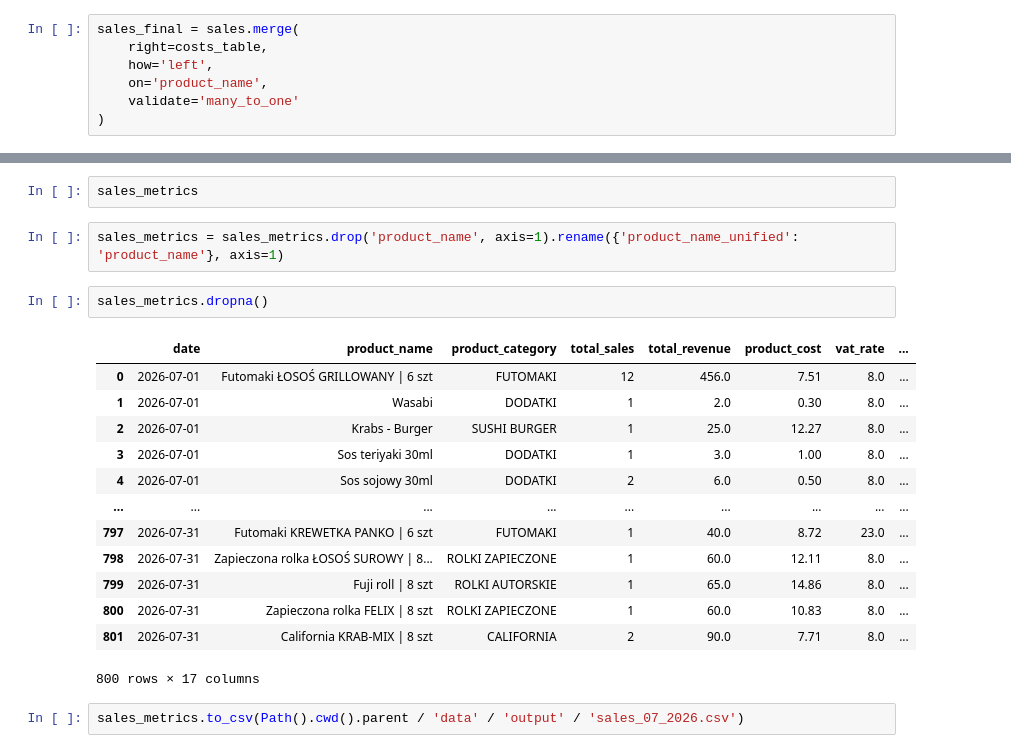
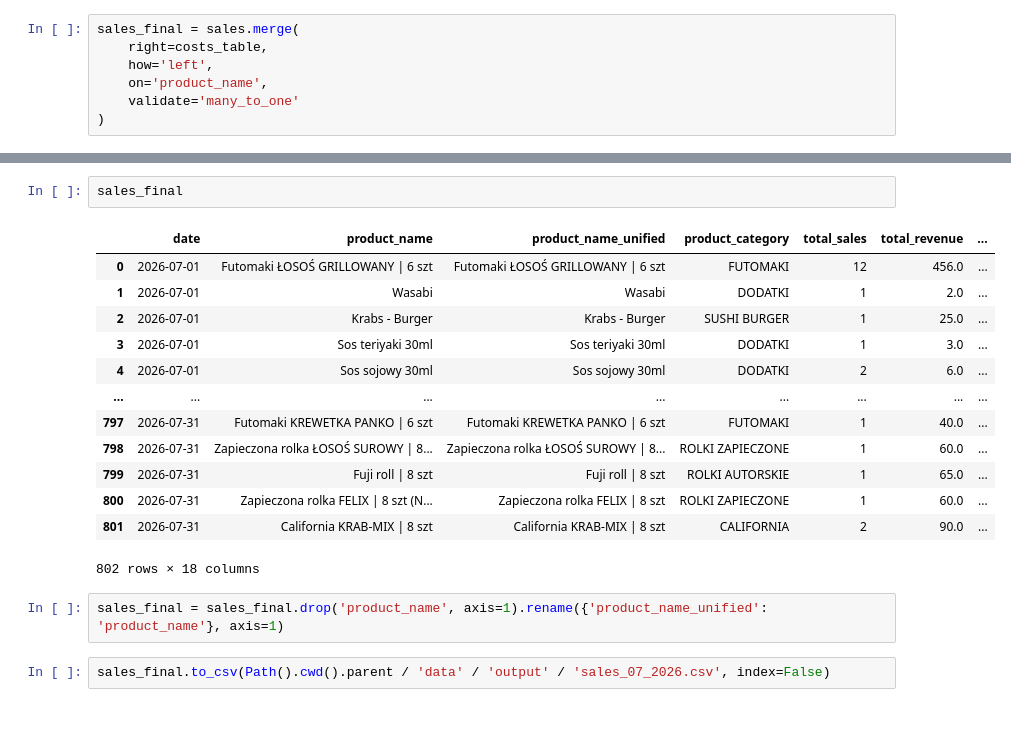
Before and after one commit to matvvey/Product-Sales-Analyzer, a Jupyter notebook: notebooks/07-2026.ipynb, the cells around one changed output, grey strips where cells are left out. Cells and saved outputs as stored; diff of their text form; blank space fills up the shorter version.

```diff
--- a/notebooks/07-2026.ipynb
+++ b/notebooks/07-2026.ipynb
@@ -157,22 +434,20 @@ sales_metrics = sales_metrics[['date', 'product_name', 'product_name_unified', '
 # %%
-sales_metrics
+sales_final
+# %% [output]
+|  | date | product_name | product_name_unified | product_category | total_sales | total_revenue | ... |
+| 0 | 2026-07-01 | Futomaki ŁOSOŚ GRILLOWANY | 6 szt | Futomaki ŁOSOŚ GRILLOWANY | 6 szt | FUTOMAKI | 12 | 456.0 | ... |
+| 1 | 2026-07-01 | Wasabi | Wasabi | DODATKI | 1 | 2.0 | ... |
+| 2 | 2026-07-01 | Krabs - Burger | Krabs - Burger | SUSHI BURGER | 1 | 25.0 | ... |
+| 3 | 2026-07-01 | Sos teriyaki 30ml | Sos teriyaki 30ml | DODATKI | 1 | 3.0 | ... |
+| 4 | 2026-07-01 | Sos sojowy 30ml | Sos sojowy 30ml | DODATKI | 2 | 6.0 | ... |
+| ... | ... | ... | ... | ... | ... | ... | ... |
+| 797 | 2026-07-31 | Futomaki KREWETKA PANKO | 6 szt | Futomaki KREWETKA PANKO | 6 szt | FUTOMAKI | 1 | 40.0 | ... |
+| 798 | 2026-07-31 | Zapieczona rolka ŁOSOŚ SUROWY | 8... | Zapieczona rolka ŁOSOŚ SUROWY | 8... | ROLKI ZAPIECZONE | 1 | 60.0 | ... |
+| 799 | 2026-07-31 | Fuji roll | 8 szt | Fuji roll | 8 szt | ROLKI AUTORSKIE | 1 | 65.0 | ... |
+| 800 | 2026-07-31 | Zapieczona rolka FELIX | 8 szt (N... | Zapieczona rolka FELIX | 8 szt | ROLKI ZAPIECZONE | 1 | 60.0 | ... |
+| 801 | 2026-07-31 | California KRAB-MIX | 8 szt | California KRAB-MIX | 8 szt | CALIFORNIA | 2 | 90.0 | ... |
+802 rows × 18 columns
 # %%
-sales_metrics = sales_metrics.drop('product_name', axis=1).rename({'product_name_unified': 'product_name'}, axis=1)
+sales_final = sales_final.drop('product_name', axis=1).rename({'product_name_unified': 'product_name'}, axis=1)
-# %%
-sales_metrics.dropna()
-# %% [output]
-|  | date | product_name | product_category | total_sales | total_revenue | product_cost | vat_rate | ... |
-| 0 | 2026-07-01 | Futomaki ŁOSOŚ GRILLOWANY | 6 szt | FUTOMAKI | 12 | 456.0 | 7.51 | 8.0 | ... |
-| 1 | 2026-07-01 | Wasabi | DODATKI | 1 | 2.0 | 0.30 | 8.0 | ... |
-| 2 | 2026-07-01 | Krabs - Burger | SUSHI BURGER | 1 | 25.0 | 12.27 | 8.0 | ... |
-| 3 | 2026-07-01 | Sos teriyaki 30ml | DODATKI | 1 | 3.0 | 1.00 | 8.0 | ... |
-| 4 | 2026-07-01 | Sos sojowy 30ml | DODATKI | 2 | 6.0 | 0.50 | 8.0 | ... |
-| ... | ... | ... | ... | ... | ... | ... | ... | ... |
-| 797 | 2026-07-31 | Futomaki KREWETKA PANKO | 6 szt | FUTOMAKI | 1 | 40.0 | 8.72 | 23.0 | ... |
-| 798 | 2026-07-31 | Zapieczona rolka ŁOSOŚ SUROWY | 8... | ROLKI ZAPIECZONE | 1 | 60.0 | 12.11 | 8.0 | ... |
-| 799 | 2026-07-31 | Fuji roll | 8 szt | ROLKI AUTORSKIE | 1 | 65.0 | 14.86 | 8.0 | ... |
-| 800 | 2026-07-31 | Zapieczona rolka FELIX | 8 szt | ROLKI ZAPIECZONE | 1 | 60.0 | 10.83 | 8.0 | ... |
-| 801 | 2026-07-31 | California KRAB-MIX | 8 szt | CALIFORNIA | 2 | 90.0 | 7.71 | 8.0 | ... |
-800 rows × 17 columns
 # %%
-sales_metrics.to_csv(Path().cwd().parent / 'data' / 'output' / 'sales_07_2026.csv')
+sales_final.to_csv(Path().cwd().parent / 'data' / 'output' / 'sales_07_2026.csv', index=False)
```
Also changed, not shown: parts of 38 cells of this notebook, 14 other files.
